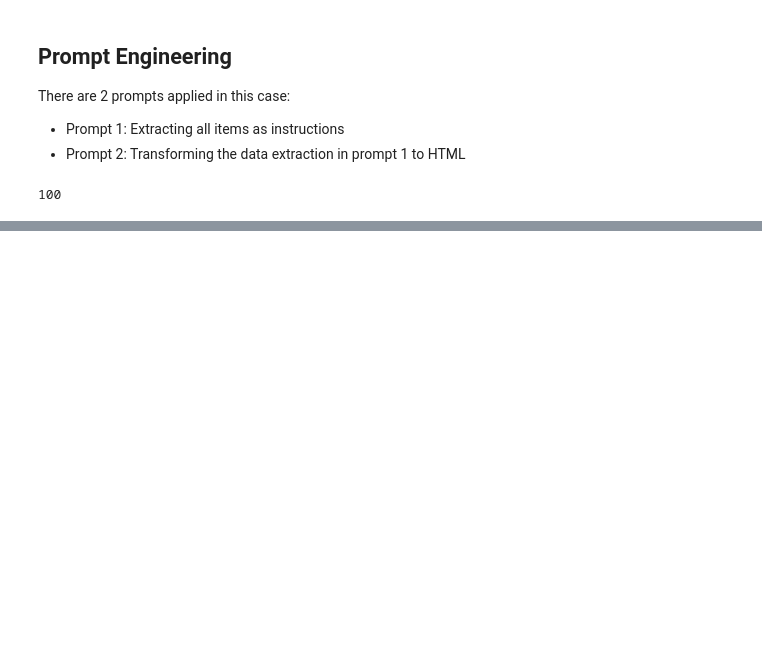
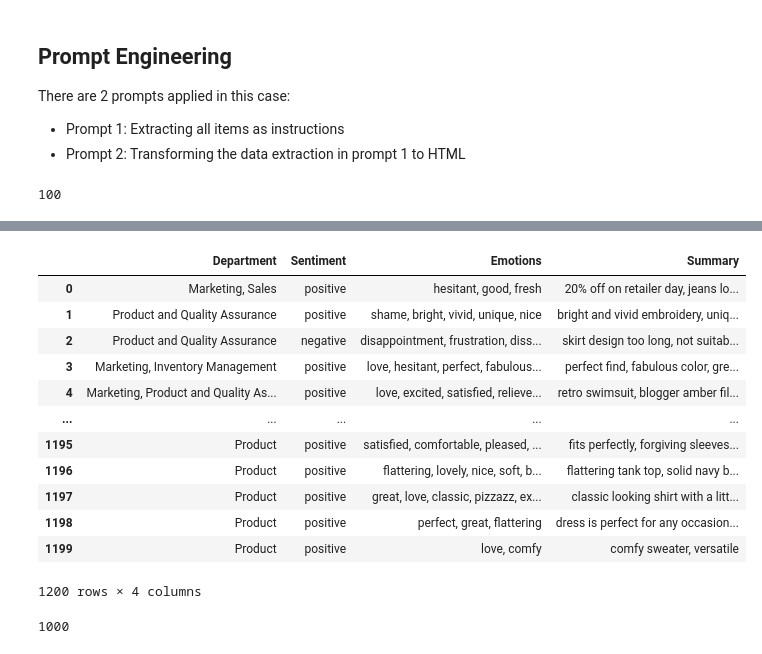
Before and after one commit to hpk0304/sentiment, a Jupyter notebook: Sentiment-Prompt.ipynb, the cells around one changed output, grey strips where cells are left out. Cells and saved outputs as stored; diff of their text form; code cells hidden in the pictures; blank space fills up the shorter version.

```diff
--- a/Sentiment-Prompt.ipynb
+++ b/Sentiment-Prompt.ipynb
@@ -251,0 +249,22 @@ display(HTML(response1))
+# %%
+sentiment = pd.read_csv('./data/combined.csv', index_col=False)
+sentiment
+# %% [output]
+|  | Department | Sentiment | Emotions | Summary |
+| 0 | Marketing, Sales | positive | hesitant, good, fresh | 20% off on retailer day, jeans lo... |
+| 1 | Product and Quality Assurance | positive | shame, bright, vivid, unique, nice | bright and vivid embroidery, uniq... |
+| 2 | Product and Quality Assurance | negative | disappointment, frustration, diss... | skirt design too long, not suitab... |
+| 3 | Marketing, Inventory Management | positive | love, hesitant, perfect, fabulous... | perfect find, fabulous color, gre... |
+| 4 | Marketing, Product and Quality As... | positive | love, excited, satisfied, relieve... | retro swimsuit, blogger amber fil... |
+| ... | ... | ... | ... | ... |
+| 1195 | Product | positive | satisfied, comfortable, pleased, ... | fits perfectly, forgiving sleeves... |
+| 1196 | Product | positive | flattering, lovely, nice, soft, b... | flattering tank top, solid navy b... |
+| 1197 | Product | positive | great, love, classic, pizzazz, ex... | classic looking shirt with a litt... |
+| 1198 | Product | positive | perfect, great, flattering | dress is perfect for any occasion... |
+| 1199 | Product | positive | love, comfy | comfy sweater, versatile |
+1200 rows × 4 columns
+# %%
+data1 = data[:1000]
+print(len(data1.age))
+# %% [output]
+1000
```
Also changed, not shown: parts of 19 cells of this notebook, 2 other files.
